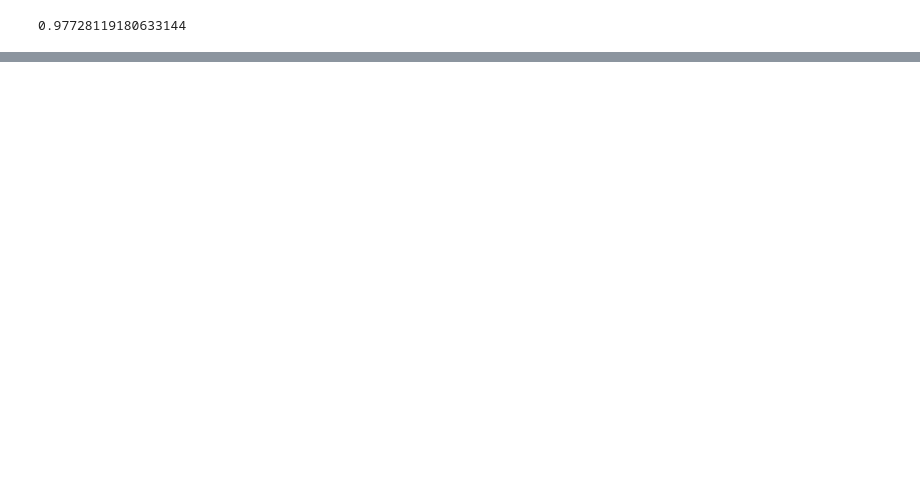
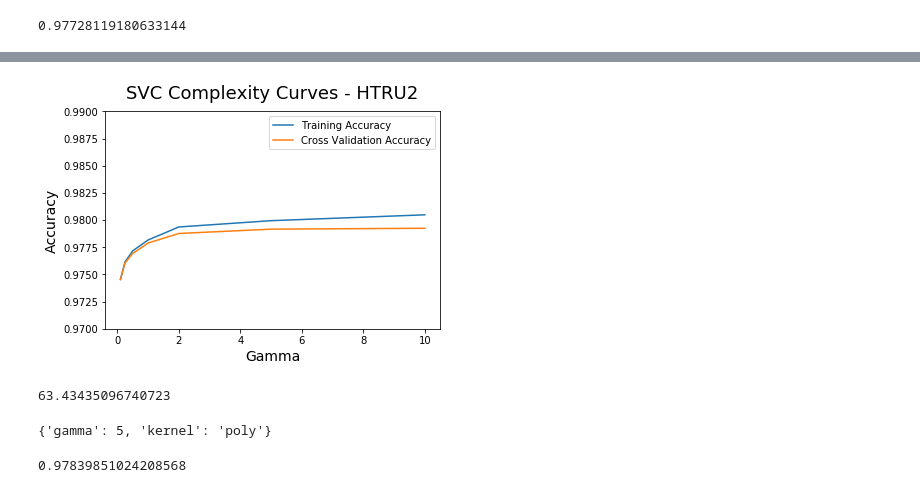
Before and after one commit to charlieaxle/cs7461_1, a Jupyter notebook: HTRU2.ipynb, the cells around one changed output, grey strips where cells are left out. Saved outputs shown, nothing was run; the diff lists cells and outputs as text; code cells hidden in the pictures; blank space fills up the shorter version.

```diff
--- a/HTRU2.ipynb
+++ b/HTRU2.ipynb
@@ -399,0 +446,17 @@ accuracy_score(y_pred,y_test)
+# %%
+plt.plot([.1,.25,.5,1,2,5,10],train_scores_mean, label="Training Accuracy")
+plt.plot([.1,.25,.5,1,2,5,10],valid_scores_mean, label ="Cross Validation Accuracy")
+#plt.fill_between(train_sizes, train_scores_avg - train_scores_std, train_scores_avg + train_scores_std,
+#                 alpha=0.1, color="b")
+#plt.fill_between(train_sizes, test_scores_avg - test_scores_std, test_scores_avg + test_scores_std,
+#                 alpha=0.1, color="g")
+
+plt.ylabel('Accuracy', fontsize = 14)
+plt.xlabel('Gamma', fontsize = 14)
+plt.title('SVC Complexity Curves - HTRU2', fontsize = 18, y = 1.03)
+plt.legend()
+plt.ylim(0.97,.99)
+
+plt.savefig("HTRU2_SVC_VC1.png",bbox_inches="tight")
+# %% [output]
+[figure, added]
@@ -399,0 +465,11 @@ accuracy_score(y_pred,y_test)
+# %%
+import time
+t0 = time.time()
+GSsvc.fit(X_train, y_train)
+print (time.time()-t0)
+# %% [output]
+63.43435096740723
+# %%
+GSsvc.best_params_
+# %% [output]
+{'gamma': 5, 'kernel': 'poly'}
@@ -399,0 +478,4 @@ accuracy_score(y_pred,y_test)
+# %%
+accuracy_score(y_pred,y_test)
+# %% [output]
+0.97839851024208568
```
Also changed, not shown: parts of 13 cells of this notebook, 12 other files.
